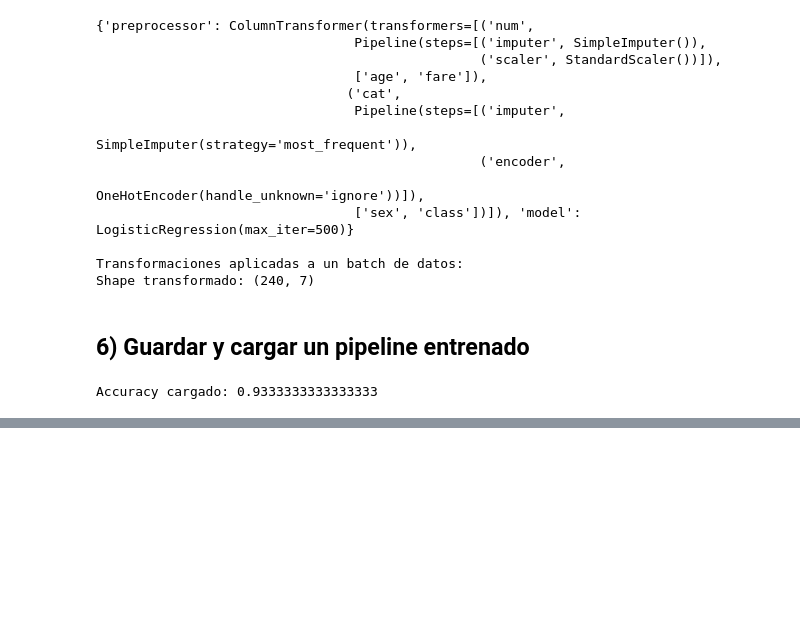
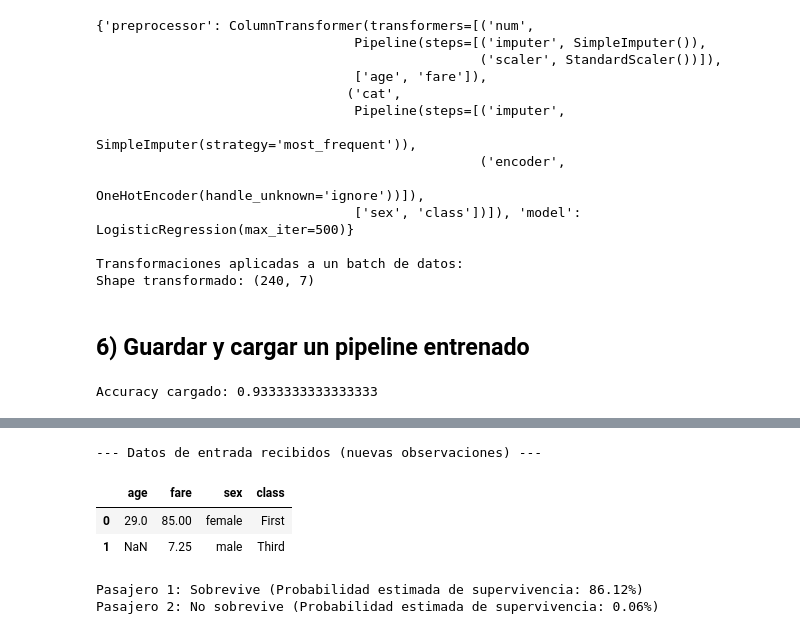
Before and after one commit to almtav08/course-python-ml, a Jupyter notebook: notebooks/S1_A3_Pipelines.ipynb, the cells around one changed output, grey strips where cells are left out. Drawn from its saved outputs; the diff is of its cells as text; code cells hidden in the pictures; blank space fills up the shorter version.

```diff
--- a/notebooks/S1_A3_Pipelines.ipynb
+++ b/notebooks/S1_A3_Pipelines.ipynb
@@ -118,0 +125,36 @@ Accuracy cargado: 0.9333333333333333
+# %%
+# Simulamos la llegada de nuevos pasajeros sin procesar (datos en bruto)
+nuevos_pasajeros = pd.DataFrame([
+    {
+        'age': 29.0,
+        'fare': 85.0,
+        'sex': 'female',
+        'class': 'First'
+    },
+    {
+        'age': None,       # Valor nulo: el pipeline lo imputará automáticamente
+        'fare': 7.25,
+        'sex': 'male',
+        'class': 'Third'
+    }
+])
+
+print("--- Datos de entrada recibidos (nuevas observaciones) ---")
+display(nuevos_pasajeros)
+
+# Realizamos la inferencia directamente con el pipeline cargado
+predicciones = clf_loaded.predict(nuevos_pasajeros)
+probabilidades = clf_loaded.predict_proba(nuevos_pasajeros)
+
+# Mostramos los resultados
+for i, p in enumerate(predicciones):
+    resultado = 'Sobrevive' if p == 1 else 'No sobrevive'
+    prob_supervivencia = probabilidades[i][1]
+    print(f"Pasajero {i+1}: {resultado} (Probabilidad estimada de supervivencia: {prob_supervivencia:.2%})")
+# %% [output]
+--- Datos de entrada recibidos (nuevas observaciones) ---
+|  | age | fare | sex | class |
+| 0 | 29.0 | 85.00 | female | First |
+| 1 | NaN | 7.25 | male | Third |
+Pasajero 1: Sobrevive (Probabilidad estimada de supervivencia: 86.12%)
+Pasajero 2: No sobrevive (Probabilidad estimada de supervivencia: 0.06%)
```
Also changed, not shown: parts of 2 cells of this notebook, 3 other files.
